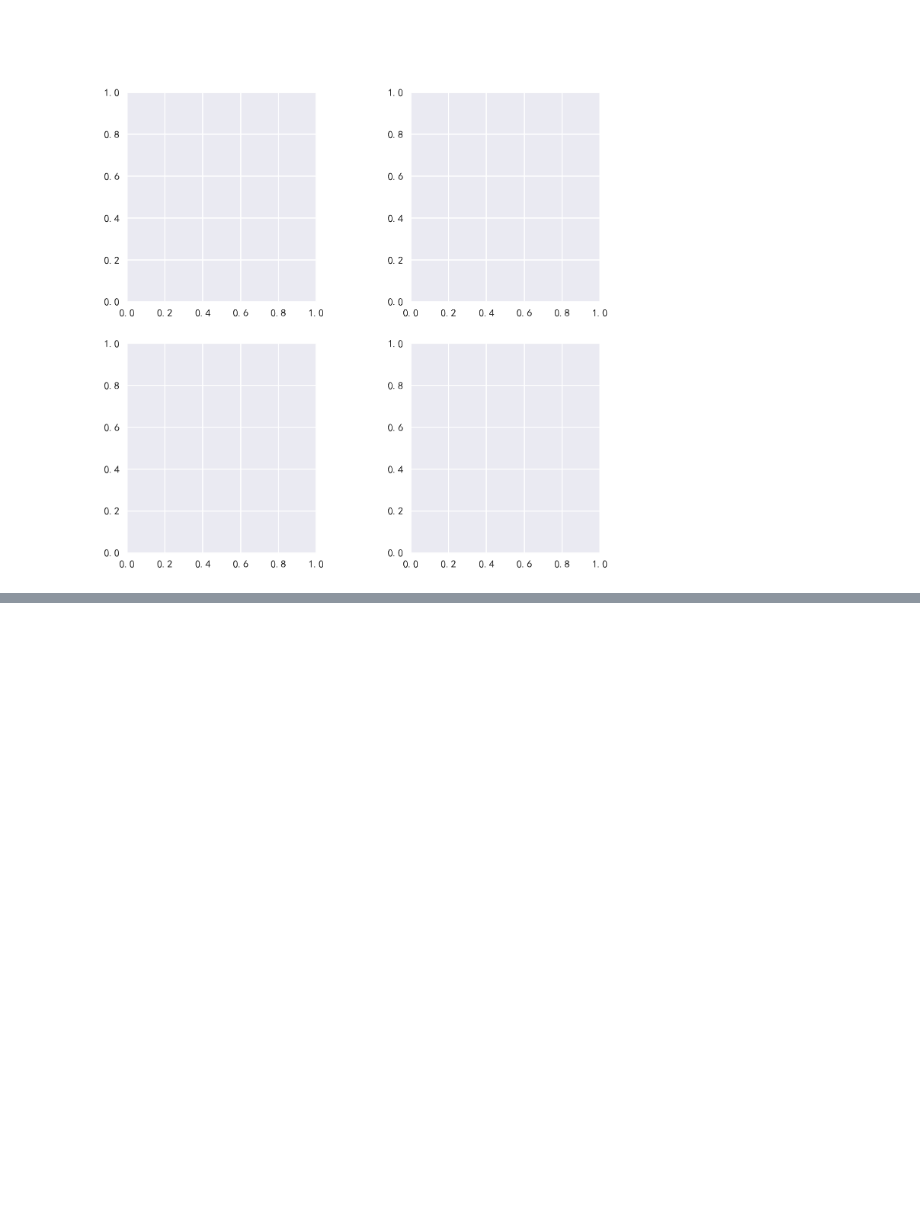
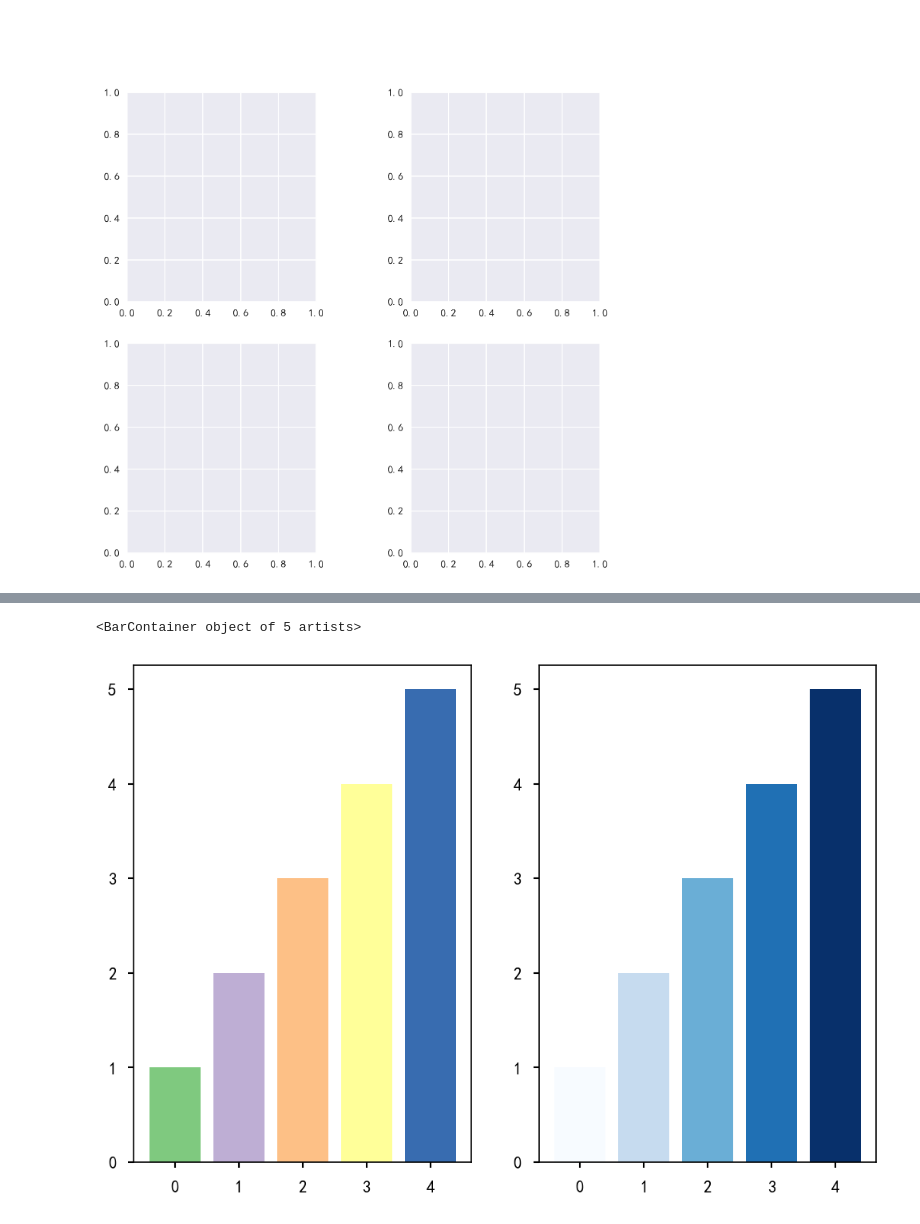
Before and after one commit to kebuAAA/Visualization-using-python, a Jupyter notebook: plt绘图.ipynb, the cells around one changed output, grey strips where cells are left out. Saved outputs shown, nothing was run; the diff lists cells and outputs as text; code cells hidden in the pictures; blank space fills up the shorter version.

```diff
--- a/plt绘图.ipynb
+++ b/plt绘图.ipynb
@@ -520,0 +529,32 @@ plt.show()
+# %%
+import matplotlib.pyplot as plt
+from matplotlib import cm
+plt.figure(dpi=150)
+
+
+##ListedColormap
+#取多种颜色
+plt.subplot(1, 2, 1)
+#plt.bar(range(5),range(1,6),color=plt.cm.Accent(range(5)))
+#plt.bar(range(5),range(1,6),color=plt.cm.get_cmap('Accent')(range(5)))
+plt.bar(range(5), range(1, 6), color=plt.get_cmap('Accent')(range(5)))
+
+
+#取某一种颜色
+# plt.subplot(1, 4, 2)
+# plt.bar(range(5), range(1, 6), color=plt.cm.Accent(4))
+
+
+##LinearSegmentedColormap
+#取多种颜色
+plt.subplot(1, 2, 2)
+plt.bar(range(5), range(1, 6), color=plt.get_cmap(
+    'Blues')(np.linspace(0, 1, 5)))
+
+
+#取一种颜色
+# plt.subplot(1, 4, 4)
+# plt.bar(range(5), range(1, 6), color=plt.get_cmap('Blues')(3))
+# %% [output]
+<BarContainer object of 5 artists>
+[figure, added]
```
Also changed, not shown: parts of 6 cells of this notebook, 1 other file.
